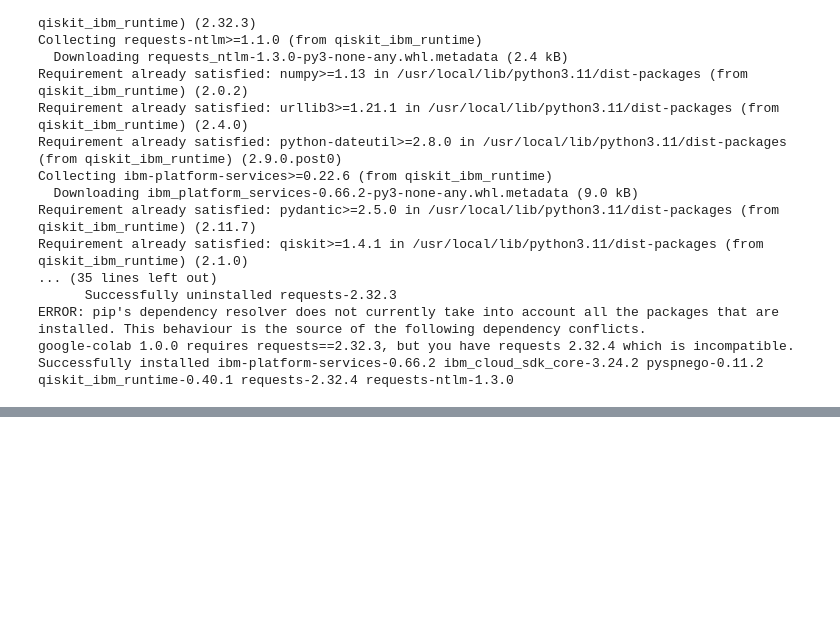
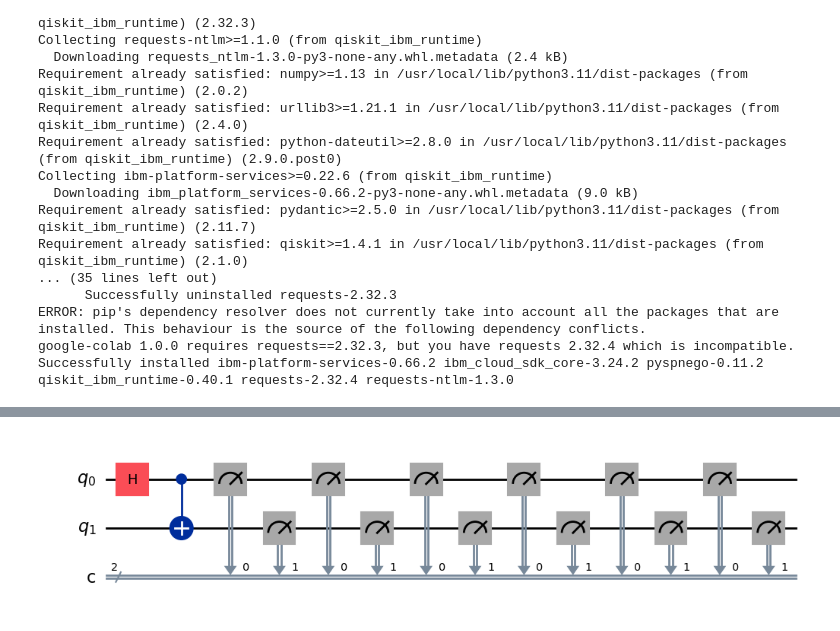
Before and after one commit to heartdevil1/Quantum-computing, a Jupyter notebook: Quantum_computing.ipynb, the cells around one changed output, grey strips where cells are left out. Saved outputs shown, nothing was run; the diff lists cells and outputs as text; code cells hidden in the pictures; blank space fills up the shorter version.

```diff
--- a/Quantum_computing.ipynb
+++ b/Quantum_computing.ipynb
@@ -105,0 +123,7 @@ Successfully installed ibm-platform-services-0.66.2 ibm_cloud_sdk_core-3.24.2 py
+# %%
+qc.measure(0,0)
+qc.measure(1,1)
+
+qc.draw('mpl')
+# %% [output]
+[figure, added]
```
Also changed, not shown: parts of 7 cells of this notebook.
